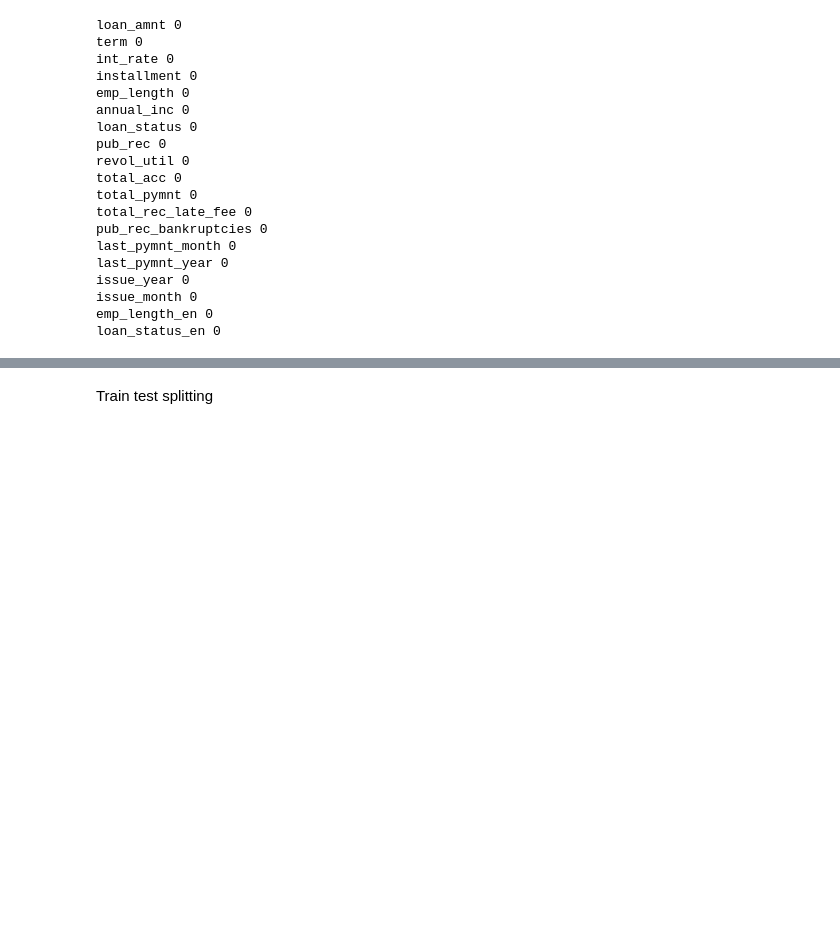
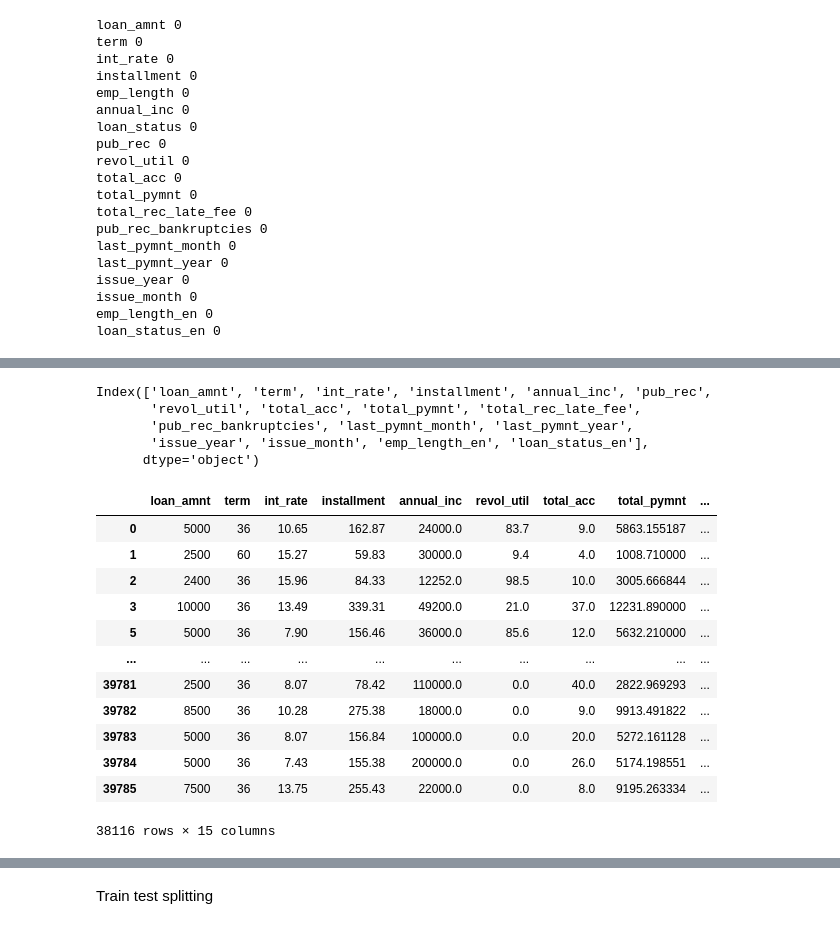
Before and after one commit to Chinmay487/money_lending_club, a Jupyter notebook: prediction.ipynb, the cells around one changed output, grey strips where cells are left out. Drawn from its saved outputs; the diff is of its cells as text; code cells hidden in the pictures; blank space fills up the shorter version.

```diff
--- a/prediction.ipynb
+++ b/prediction.ipynb
@@ -226,3 +221,30 @@ df_copy.shape
 df_copy = df_copy.drop(labels="emp_length",axis=1)
 # %%
 df_copy = df_copy.drop(labels="loan_status",axis=1)
+# %%
+df_copy.columns
+# %% [output]
+Index(['loan_amnt', 'term', 'int_rate', 'installment', 'annual_inc', 'pub_rec',
+       'revol_util', 'total_acc', 'total_pymnt', 'total_rec_late_fee',
+       'pub_rec_bankruptcies', 'last_pymnt_month', 'last_pymnt_year',
+       'issue_year', 'issue_month', 'emp_length_en', 'loan_status_en'],
+      dtype='object')
+# %%
+x = df_copy[[col_name for col_name in df_copy.columns if col_name not in  ["loan_status_en","pub_rec"]]]
+y = df_copy["loan_status_en"]
+# %%
+x
+# %% [output]
+|  | loan_amnt | term | int_rate | installment | annual_inc | revol_util | total_acc | total_pymnt | ... |
+| 0 | 5000 | 36 | 10.65 | 162.87 | 24000.0 | 83.7 | 9.0 | 5863.155187 | ... |
+| 1 | 2500 | 60 | 15.27 | 59.83 | 30000.0 | 9.4 | 4.0 | 1008.710000 | ... |
+| 2 | 2400 | 36 | 15.96 | 84.33 | 12252.0 | 98.5 | 10.0 | 3005.666844 | ... |
+| 3 | 10000 | 36 | 13.49 | 339.31 | 49200.0 | 21.0 | 37.0 | 12231.890000 | ... |
+| 5 | 5000 | 36 | 7.90 | 156.46 | 36000.0 | 85.6 | 12.0 | 5632.210000 | ... |
+| ... | ... | ... | ... | ... | ... | ... | ... | ... | ... |
+| 39781 | 2500 | 36 | 8.07 | 78.42 | 110000.0 | 0.0 | 40.0 | 2822.969293 | ... |
+| 39782 | 8500 | 36 | 10.28 | 275.38 | 18000.0 | 0.0 | 9.0 | 9913.491822 | ... |
+| 39783 | 5000 | 36 | 8.07 | 156.84 | 100000.0 | 0.0 | 20.0 | 5272.161128 | ... |
+| 39784 | 5000 | 36 | 7.43 | 155.38 | 200000.0 | 0.0 | 26.0 | 5174.198551 | ... |
+| 39785 | 7500 | 36 | 13.75 | 255.43 | 22000.0 | 0.0 | 8.0 | 9195.263334 | ... |
+38116 rows × 15 columns
```
Also changed, not shown: parts of 50 cells of this notebook, 1 other file.
